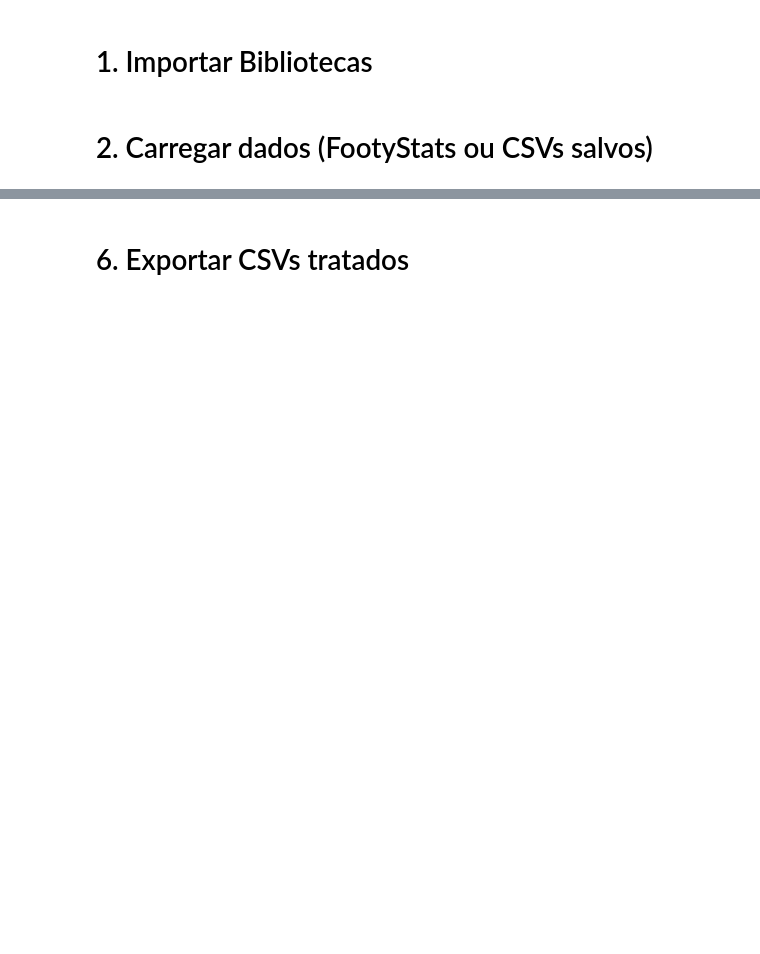
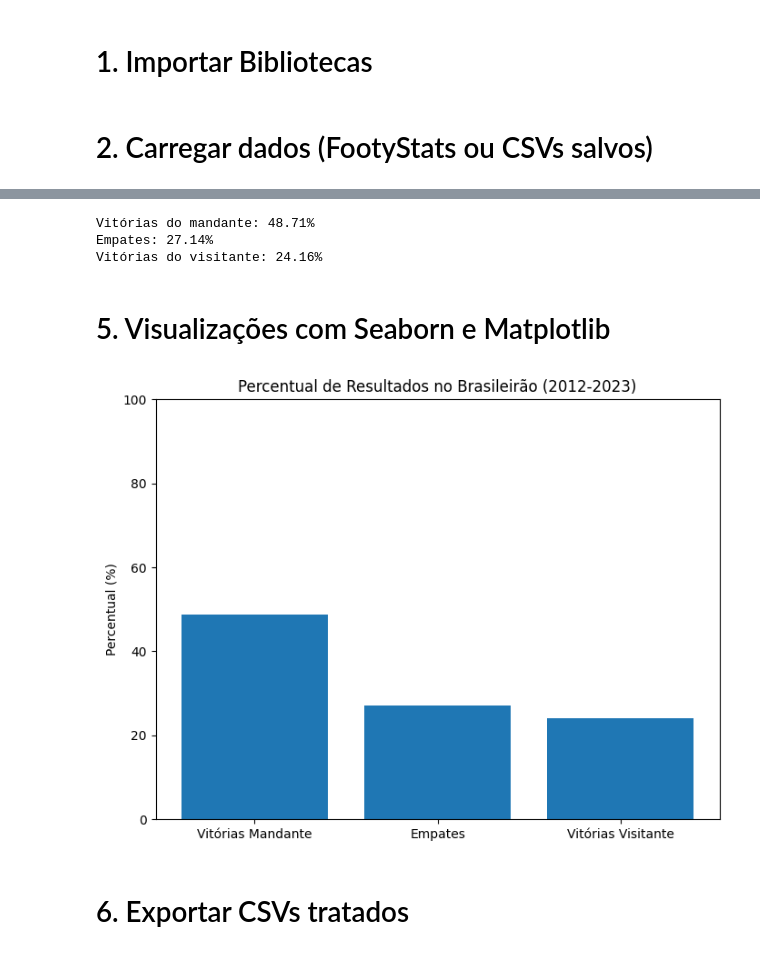
Before and after one commit to danoliveiraed/portfolio-projects, a Jupyter notebook: campeonato-brasileiro-analise/notebook/Campeonato_brasileiro_analise.ipynb, the cells around one changed output, grey strips where cells are left out. Drawn from its saved outputs; the diff is of its cells as text; code cells hidden in the pictures; blank space fills up the shorter version.

```diff
--- a/campeonato-brasileiro-analise/notebook/Campeonato_brasileiro_analise.ipynb
+++ b/campeonato-brasileiro-analise/notebook/Campeonato_brasileiro_analise.ipynb
@@ -16,0 +85,4 @@ import seaborn as sns
+# %%
+dado['mandante'] = dado['mandante'].str.strip()
+dado['visitante'] = dado['visitante'].str.strip()
+dado.head(1)
@@ -16,0 +98,12 @@ import seaborn as sns
+# %%
+# Resultado do jogo para o mandante: 'V' = vitória, 'E' = empate, 'D' = derrota
+def resultado_mandante(row):
+    if row['gols_mandante'] > row['gols_visitante']:
+        return 'V'
+    elif row['gols_mandante'] == row['gols_visitante']:
+        return 'E'
+    else:
+        return 'D'
+
+dado['resultado_mandante'] = dado.apply(resultado_mandante, axis=1)
+dado.head(1)
@@ -17,2 +113,36 @@ import seaborn as sns
+# %%
+vitorias_mandante = (dado['resultado_mandante'] == 'V').sum()
+empates = (dado['resultado_mandante'] == 'E').sum()
+vitorias_visitante = (dado['resultado_mandante'] == 'D').sum()  # quando mandante perde, visitante ganha
+# %%
+total_jogos = len(dado)
+
+percent_vit_mandante = vitorias_mandante / total_jogos * 100
+percent_empates = empates / total_jogos * 100
+percent_vit_visitante = vitorias_visitante / total_jogos * 100
+
+print(f'Vitórias do mandante: {percent_vit_mandante:.2f}%')
+print(f'Empates: {percent_empates:.2f}%')
+print(f'Vitórias do visitante: {percent_vit_visitante:.2f}%')
+# %% [output]
+Vitórias do mandante: 48.71%
+Empates: 27.14%
+Vitórias do visitante: 24.16%
+# %% [markdown]
+# 5. Visualizações com Seaborn e Matplotlib
+# %%
+import matplotlib.pyplot as plt
+
+labels = ['Vitórias Mandante', 'Empates', 'Vitórias Visitante']
+percentuais = [percent_vit_mandante, percent_empates, percent_vit_visitante]
+
+plt.figure(figsize=(8,6))
+plt.bar(labels, percentuais)
+plt.ylabel('Percentual (%)')
+plt.title('Percentual de Resultados no Brasileirão (2012-2023)')
+plt.ylim(0, 100)
+plt.show()
+# %% [output]
+[figure, added]
 # %% [markdown]
 # 6. Exportar CSVs tratados
```
Also changed, not shown: parts of 18 cells of this notebook.
